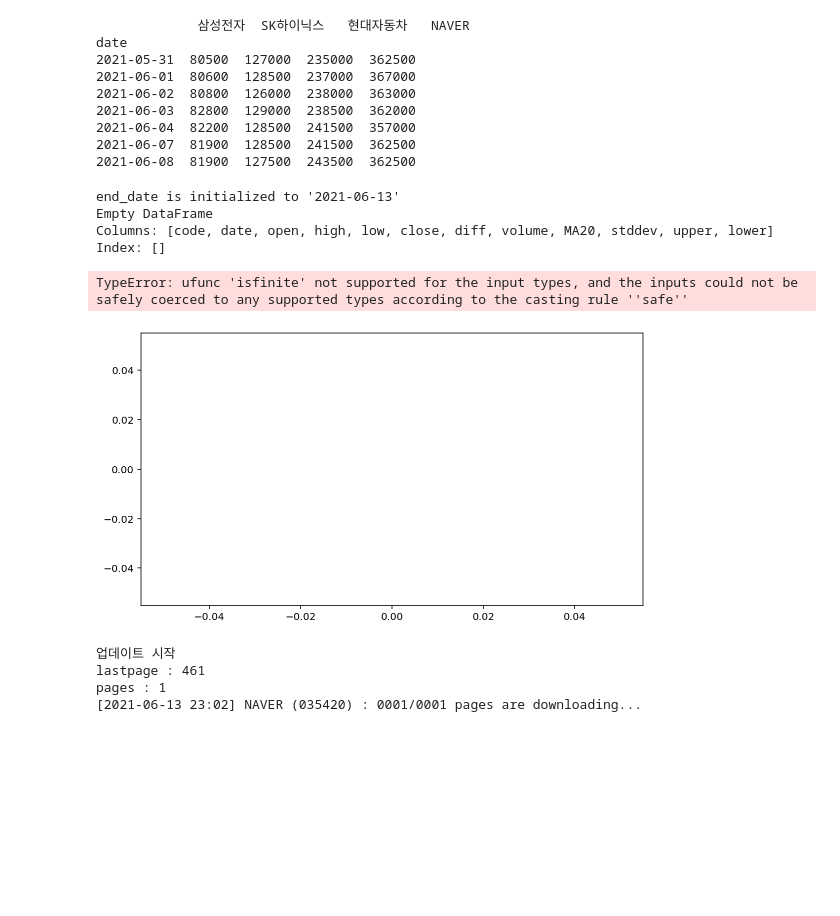
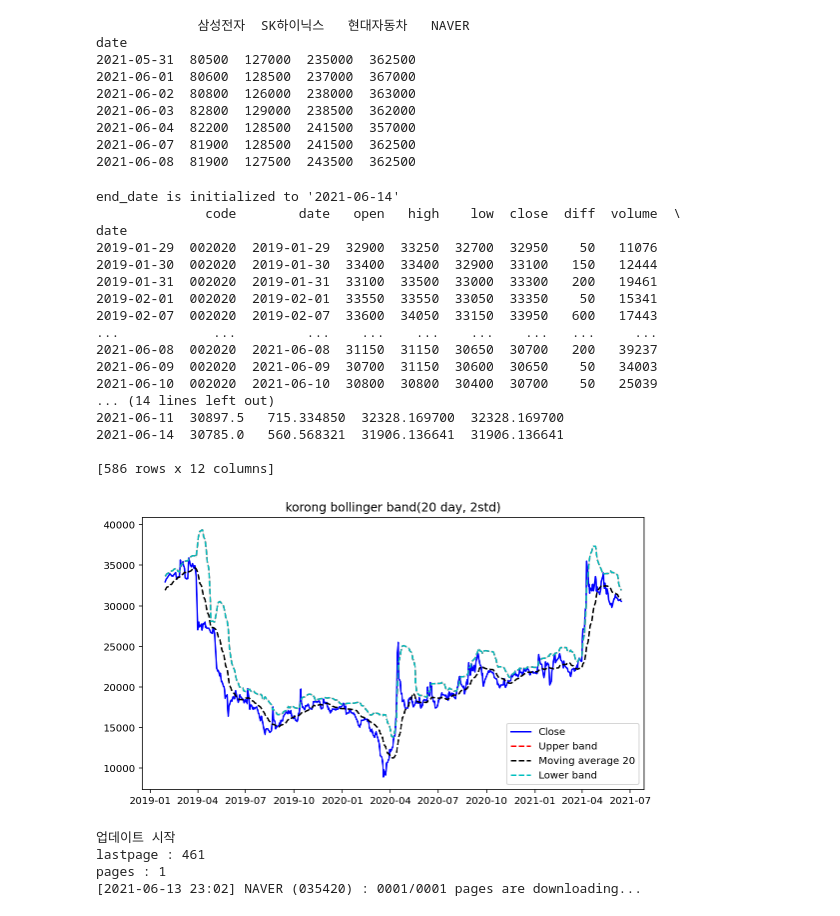
Before and after one commit to roykimm/python_stock_project, a Jupyter notebook: python_stock_test/stock_buysellSkill.ipynb, the cells around one changed output. Cells and saved outputs as stored; diff of their text form; code cells hidden in the pictures; blank space fills up the shorter version.

```diff
--- a/python_stock_test/stock_buysellSkill.ipynb
+++ b/python_stock_test/stock_buysellSkill.ipynb
@@ -72,34 +72,46 @@ date
 # %%
 # 볼린저밴드
 import matplotlib.pyplot as plt
 from Investar import Analyzer
 
 mk = Analyzer.MarketDB()
-df = mk.get_daily_price('NAVER', '2021-02-08')
+df = mk.get_daily_price('코오롱', '2019-01-02')
 
 df['MA20'] = df['close'].rolling(window=20).mean()
 df['stddev'] = df['close'].rolling(window=20).std()
 df['upper'] = df['MA20'] + (df['stddev'] * 2)
 df['lower'] = df['MA20'] + (df['stddev'] * 2)
 df = df[19:]
 
 print(df)
 plt.figure(figsize=(9,5))
 plt.plot(df.index, df['close'], color='#0000ff', label='Close')
 plt.plot(df.index, df['upper'], 'r--', label="Upper band")
 plt.plot(df.index, df['MA20'], 'k--', label="Moving average 20")
 plt.plot(df.index, df['lower'], 'c--', label="Lower band")
 plt.fill_between(df.index, df['upper'], df['lower'], color='0.9')
 plt.legend(loc='best')
-plt.title('Naver bollinger band(20 day, 2std)')
+plt.title('korong bollinger band(20 day, 2std)')
 plt.show()
 # %% [output]
-end_date is initialized to '2021-06-13'
-Empty DataFrame
-Columns: [code, date, open, high, low, close, diff, volume, MA20, stddev, upper, lower]
-Index: []
+end_date is initialized to '2021-06-14'
+              code        date   open   high    low  close  diff  volume  \
+date
+2019-01-29  002020  2019-01-29  32900  33250  32700  32950    50   11076
+2019-01-30  002020  2019-01-30  33400  33400  32900  33100   150   12444
+2019-01-31  002020  2019-01-31  33100  33500  33000  33300   200   19461
+2019-02-01  002020  2019-02-01  33550  33550  33050  33350    50   15341
+2019-02-07  002020  2019-02-07  33600  34050  33150  33950   600   17443
+...            ...         ...    ...    ...    ...    ...   ...     ...
+2021-06-08  002020  2021-06-08  31150  31150  30650  30700   200   39237
+2021-06-09  002020  2021-06-09  30700  31150  30600  30650    50   34003
+2021-06-10  002020  2021-06-10  30800  30800  30400  30700    50   25039
+... (14 lines left out)
+2021-06-11  30897.5   715.334850  32328.169700  32328.169700
+2021-06-14  30785.0   560.568321  31906.136641  31906.136641
+
+[586 rows x 12 columns]
-TypeError: ufunc 'isfinite' not supported for the input types, and the inputs could not be safely coerced to any supported types according to the casting rule ''safe''
-[figure, old version]
+[figure, new version]
 # %%
 from Investar import DBUpdaterStockCode
 
```
Also changed, not shown: parts of 4 cells of this notebook, 28 other files.
